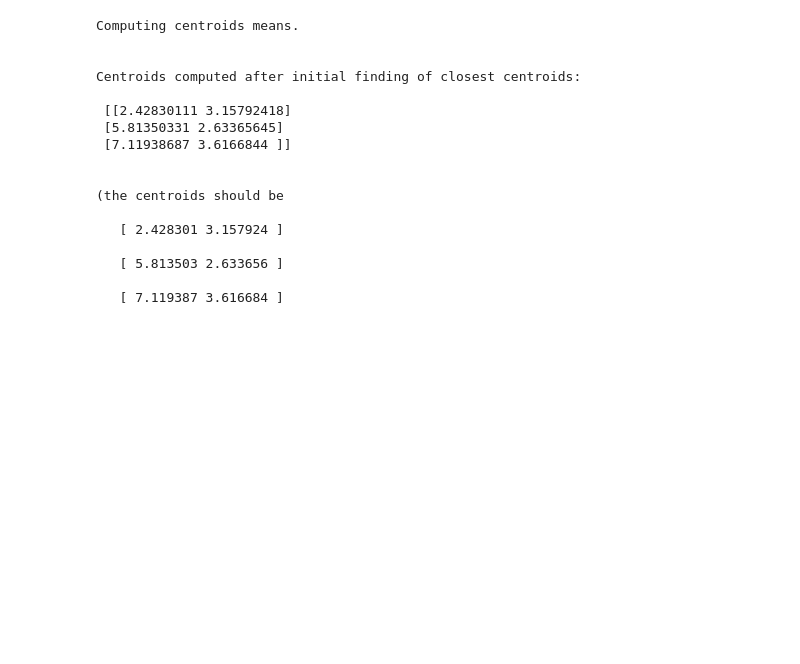
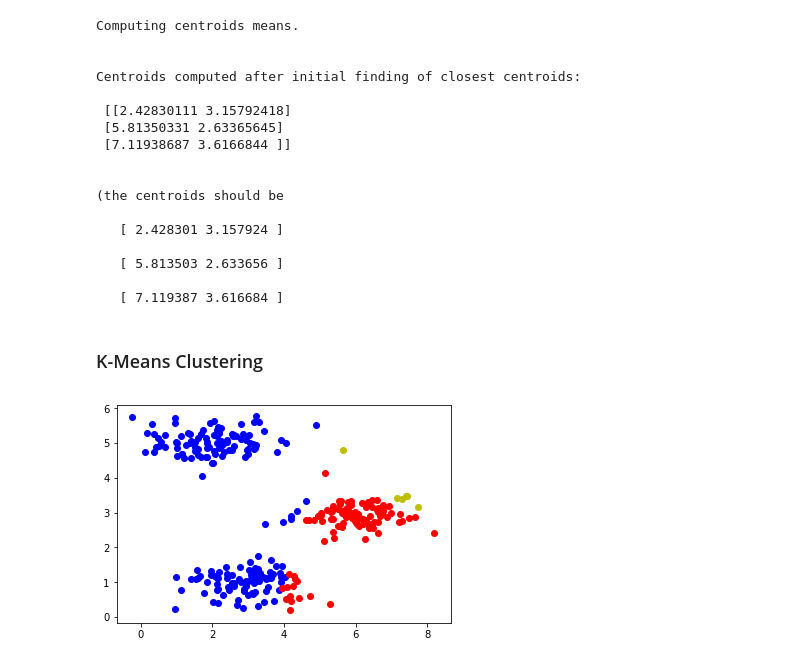
Before and after one commit to ShaneKoNaung/andrewng-coursera-ml-python, a Jupyter notebook: Exercise 7/K-Means Clustering.ipynb, the cells around one changed output. Saved outputs shown, nothing was run; the diff lists cells and outputs as text; code cells hidden in the pictures; blank space fills up the shorter version.

Commit message:
K-Means done

```diff
--- a/Exercise 7/K-Means Clustering.ipynb
+++ b/Exercise 7/K-Means Clustering.ipynb
@@ -96,3 +97,19 @@ Centroids computed after initial finding of closest centroids:
    [ 5.813503 2.633656 ]
 
    [ 7.119387 3.616684 ]
+# %% [markdown]
+### K-Means Clustering
+# %%
+def plotData(X, idx, centroids):
+
+    c = ['b', 'r', 'y']
+    for i in range(centroids.shape[0]):
+        cluster_indices = np.where(idx==i)
+        cluster = X[cluster_indices[0]]
+
+        plt.scatter(cluster[:,0], cluster[:,1], c=c[i])
+    plt.show()
+
+plotData(X, idx, initial_centroids)
+# %% [output]
+[figure, added]
```
Also changed, not shown: parts of 4 cells of this notebook.
